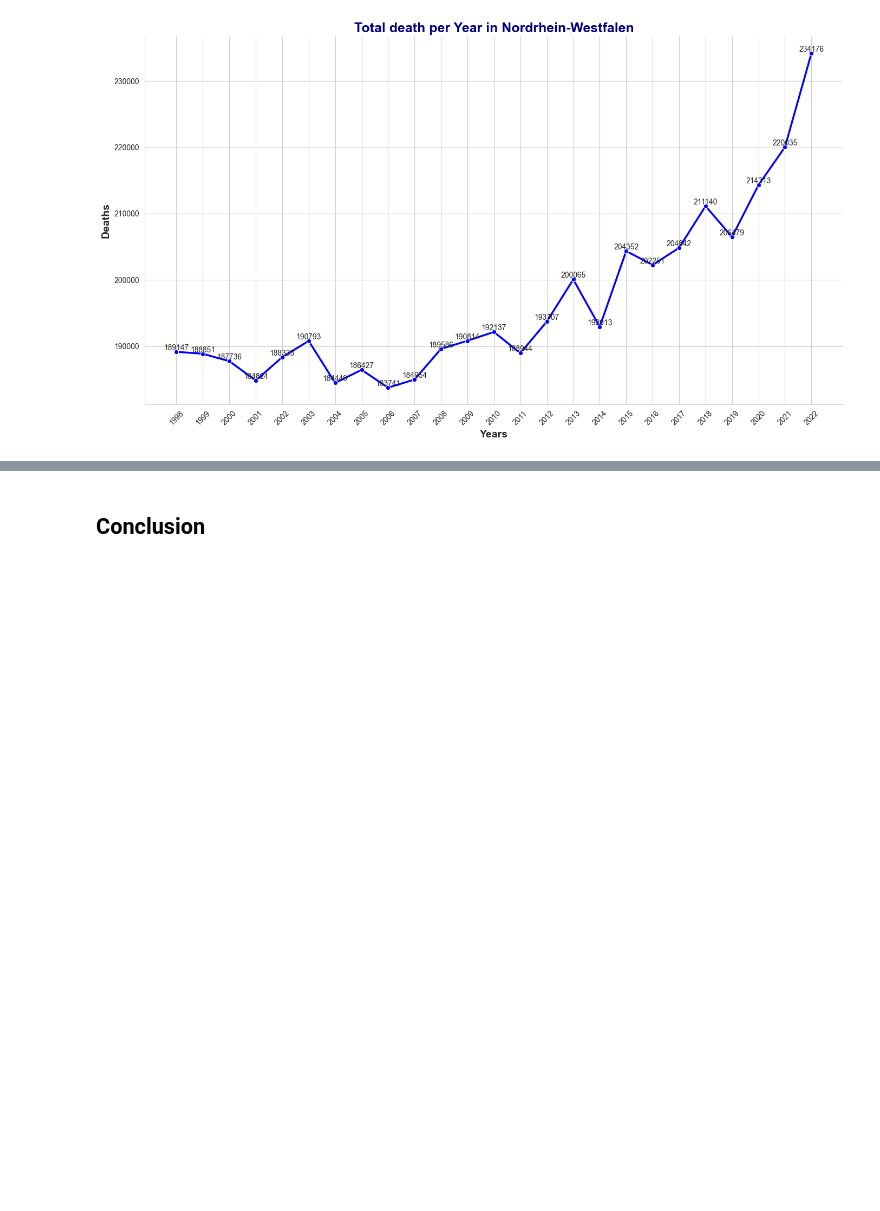
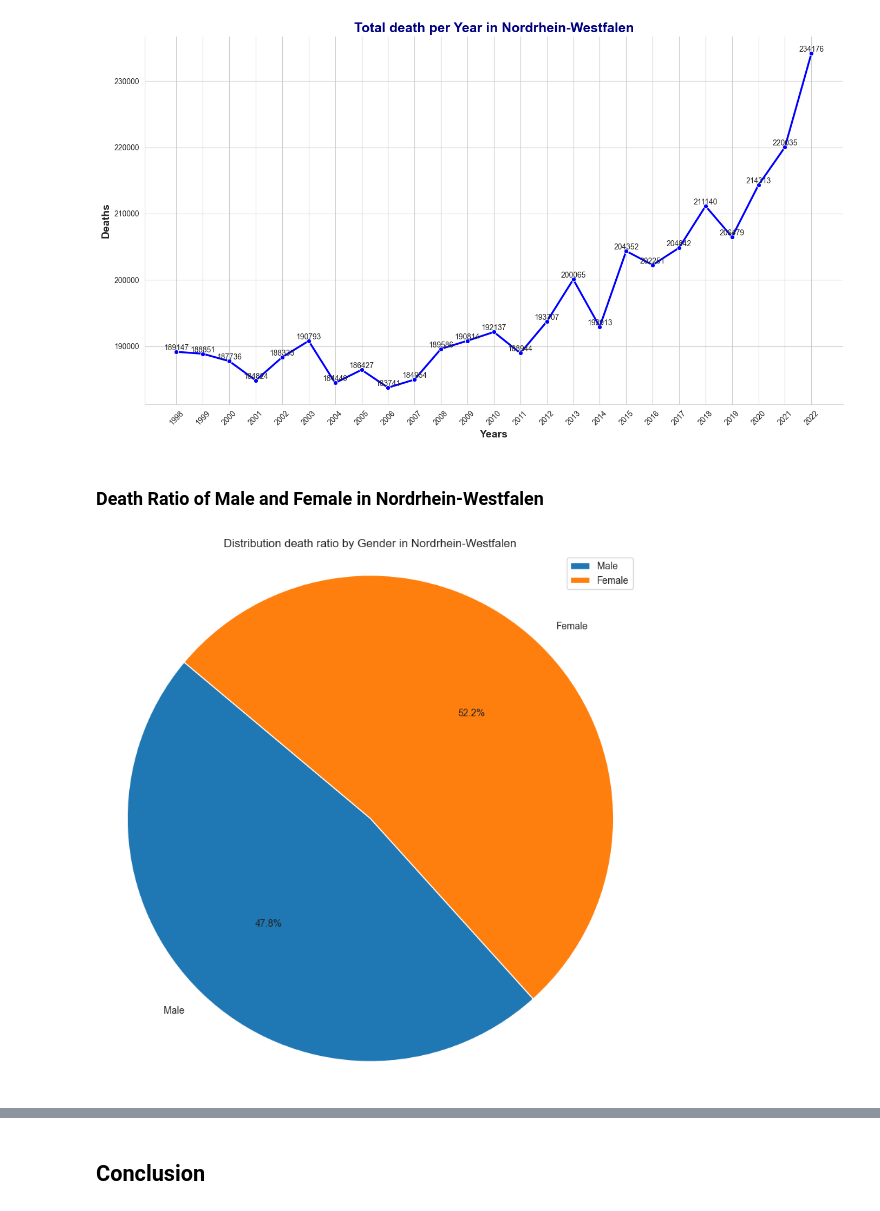
Before and after one commit to prathameshagare/made-template-ws2324, a Jupyter notebook: project/report.ipynb, the cells around one changed output, grey strips where cells are left out. Drawn from its saved outputs; the diff is of its cells as text; code cells hidden in the pictures; blank space fills up the shorter version.

```diff
--- a/project/report.ipynb
+++ b/project/report.ipynb
@@ -341,3 +237,30 @@ plt.tight_layout()
 plt.show()
 # %% [output]
 [figure]
+# %% [markdown]
+### Death Ratio of Male and Female in Nordrhein-Westfalen
+# %%
+import matplotlib.pyplot as plt
+import pandas as pd
+
+# Assuming df is your DataFrame and is already loaded
+# Summing the 'Male' and 'Female' columns
+gender_totals = filtered_death_df_Total[['Male', 'Female']].sum()
+
+# Plotting
+plt.figure(figsize=(10, 10))  # Adjust the size of the figure as needed
+
+# Creating the pie chart
+plt.pie(gender_totals, labels=gender_totals.index, autopct='%1.1f%%', startangle=140)
+
+# Equal aspect ratio ensures that pie is drawn as a circle.
+plt.axis('equal')
+
+# Adding a title
+plt.title('Distribution death ratio by Gender in Nordrhein-Westfalen')
+
+# Show the plot
+plt.legend()
+plt.show()
+# %% [output]
+[figure, added]
```
Also changed, not shown: parts of 25 cells of this notebook.
